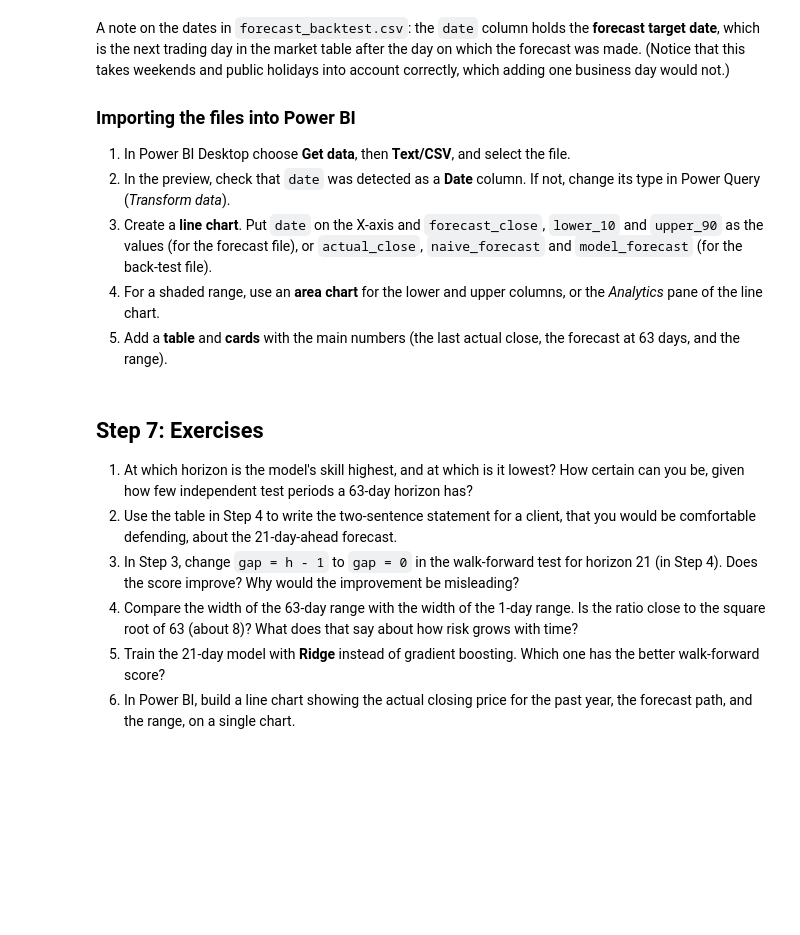
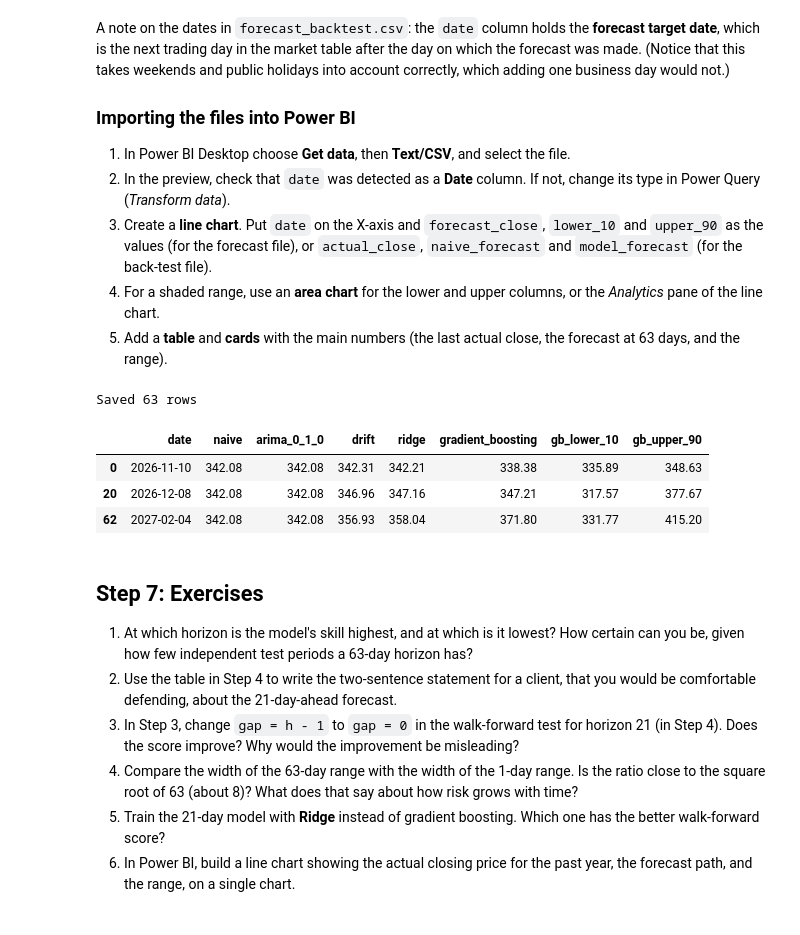
Before and after one commit to samiya15/A2-timeseries, a Jupyter notebook: 7_multi_horizon_forecast_and_power_bi_export.ipynb, the cells around one changed output. Saved outputs shown, nothing was run; the diff lists cells and outputs as text; code cells hidden in the pictures; blank space fills up the shorter version.

```diff
--- a/7_multi_horizon_forecast_and_power_bi_export.ipynb
+++ b/7_multi_horizon_forecast_and_power_bi_export.ipynb
@@ -317,6 +317,41 @@ A note on the dates in `forecast_backtest.csv`: the `date` column holds the **fo
 3. Create a **line chart**. Put `date` on the X-axis and `forecast_close`, `lower_10` and `upper_90` as the values (for the forecast file), or `actual_close`, `naive_forecast` and `model_forecast` (for the back-test file).
 4. For a shaded range, use an **area chart** for the lower and upper columns, or the *Analytics* pane of the line chart.
 5. Add a **table** and **cards** with the main numbers (the last actual close, the forecast at 63 days, and the range).
+# %%
+from sklearn.linear_model import Ridge
+
+log_close = np.log(frame["Close"])
+daily_drift = log_close.diff().mean()
+
+rows = []
+for horizon in range(1, 64):
+    data_h = make_dataset(frame, horizon=horizon).dropna(subset=["target_return"])
+    X_h, y_h = data_h[ALL_FEATURES], data_h["target_return"]
+    scaler_h = StandardScaler().fit(X_h)
+    ridge_h = Ridge(alpha=100000).fit(scaler_h.transform(X_h), y_h)
+    ridge_return = ridge_h.predict(scaler_h.transform(latest_features))[0]
+    rows.append({
+        "date": last_date + pd.offsets.BDay(horizon),
+        "naive": last_close,
+        "arima_0_1_0": last_close,
+        "drift": last_close * np.exp(daily_drift * horizon),
+        "ridge": last_close * np.exp(ridge_return),
+    })
+
+intermediate = pd.DataFrame(rows).set_index("date")
+intermediate["gradient_boosting"] = forecast_path["forecast_close"]
+intermediate["gb_lower_10"] = forecast_path["lower_10"]
+intermediate["gb_upper_90"] = forecast_path["upper_90"]
+intermediate = intermediate.reset_index()
+intermediate.to_csv(config.DATA_DIR / "forecast_intermediate.csv", index=False)
+print("Saved", len(intermediate), "rows")
+intermediate.round(2).iloc[[0, 20, 62]]
+# %% [output]
+Saved 63 rows
+|  | date | naive | arima_0_1_0 | drift | ridge | gradient_boosting | gb_lower_10 | gb_upper_90 |
+| 0 | 2026-11-10 | 342.08 | 342.08 | 342.31 | 342.21 | 338.38 | 335.89 | 348.63 |
+| 20 | 2026-12-08 | 342.08 | 342.08 | 346.96 | 347.16 | 347.21 | 317.57 | 377.67 |
+| 62 | 2027-02-04 | 342.08 | 342.08 | 356.93 | 358.04 | 371.80 | 331.77 | 415.20 |
 # %% [markdown]
 ## Step 7: Exercises
 
```
Also changed, not shown: parts of 8 cells of this notebook, 6 other files.
